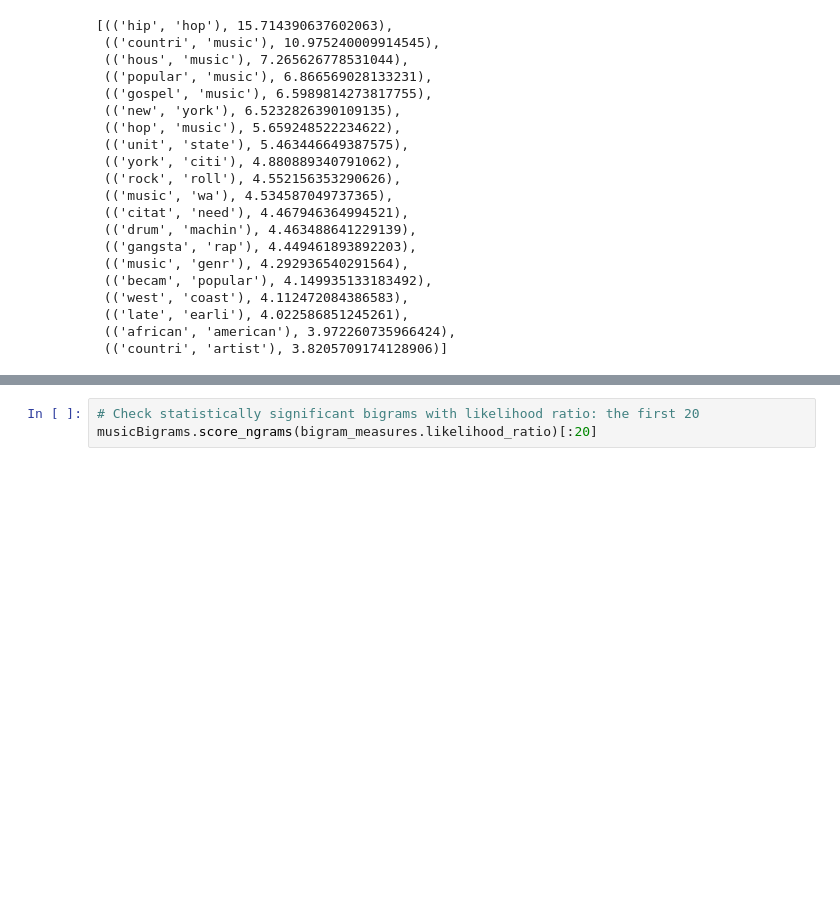
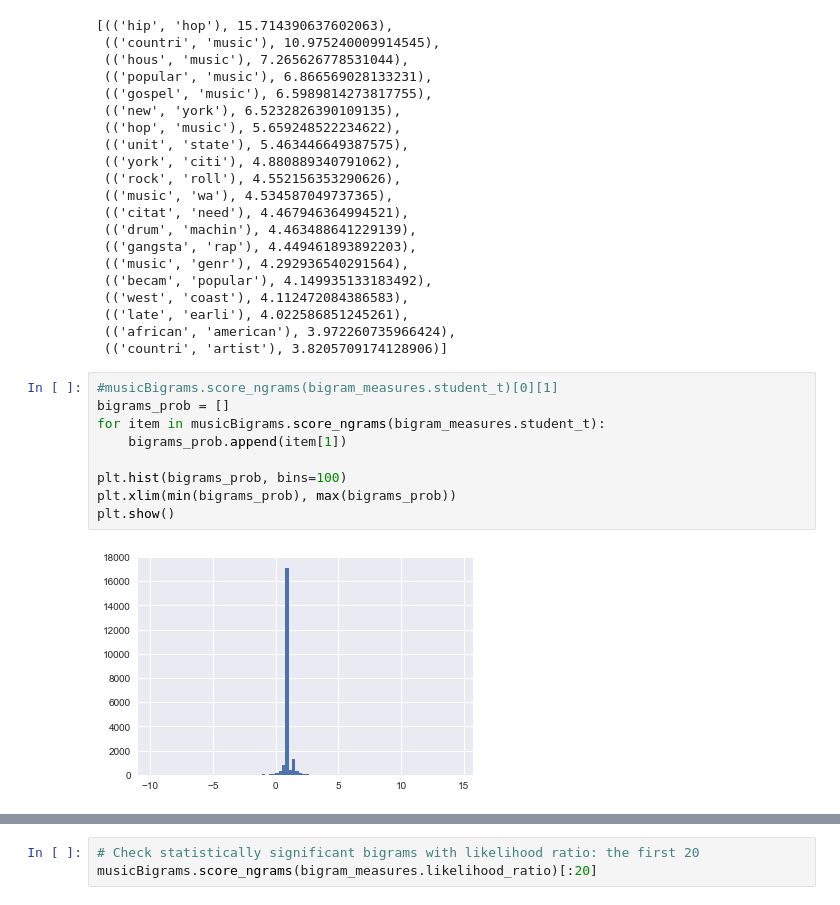
Before and after one commit to xywu-soc/content-analysis-2018, a Jupyter notebook: 2-Corpus-Linguistics/2-Corpus-Linguistics.ipynb, the cells around one changed output, grey strips where cells are left out. Cells and saved outputs as stored; diff of their text form; blank space fills up the shorter version.

```diff
--- a/2-Corpus-Linguistics/2-Corpus-Linguistics.ipynb
+++ b/2-Corpus-Linguistics/2-Corpus-Linguistics.ipynb
@@ -1198,3 +1198,14 @@ musicBigrams.score_ngrams(bigram_measures.student_t)[:20]
  (('late', 'earli'), 4.022586851245261),
  (('african', 'american'), 3.972260735966424),
  (('countri', 'artist'), 3.8205709174128906)]
+# %%
+#musicBigrams.score_ngrams(bigram_measures.student_t)[0][1]
+bigrams_prob = []
+for item in musicBigrams.score_ngrams(bigram_measures.student_t):
+    bigrams_prob.append(item[1])
+
+plt.hist(bigrams_prob, bins=100)
+plt.xlim(min(bigrams_prob), max(bigrams_prob))
+plt.show()
+# %% [output]
+[figure, added]
```
Also changed, not shown: parts of 1 cell of this notebook.
